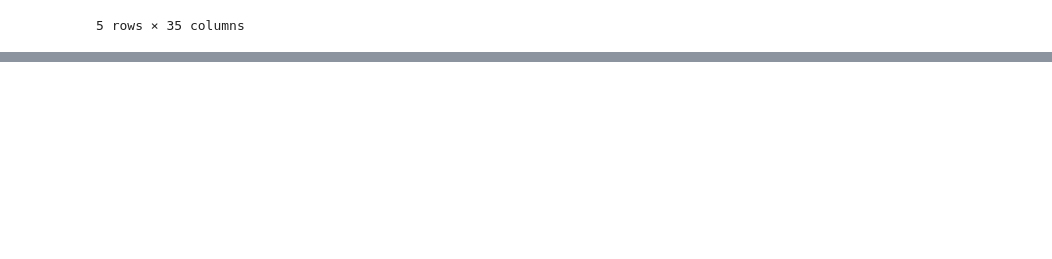
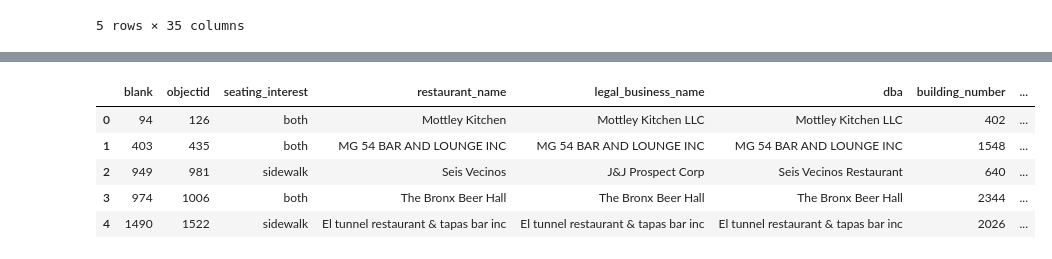
Before and after one commit to natyrrr/NYC-Restaurant-Analysis, a Jupyter notebook: covid_restaurant_data/nyc_open_data/phase_2_restaurant_opening_apps.ipynb, the cells around one changed output, grey strips where cells are left out. Saved outputs shown, nothing was run; the diff lists cells and outputs as text; code cells hidden in the pictures; blank space fills up the shorter version.

```diff
--- a/covid_restaurant_data/nyc_open_data/phase_2_restaurant_opening_apps.ipynb
+++ b/covid_restaurant_data/nyc_open_data/phase_2_restaurant_opening_apps.ipynb
@@ -23,0 +49,5 @@ applications_df.head()
+# %%
+# Import data grouped by zip code from SQL
+engine=create_engine("postgresql://postgres:postgres@localhost:5432/pandemic_eater_db")
+# %%
+query_low="SELECT*FROM low_income_open_restaurants"
@@ -23,0 +58,12 @@ applications_df.head()
+# %%
+low_income_open=pd.read_sql(query_low,engine)
+# %%
+# Low Income.
+low_income_open.head()
+# %% [output]
+|  | blank | objectid | seating_interest | restaurant_name | legal_business_name | dba | building_number | ... |
+| 0 | 94 | 126 | both | Mottley Kitchen | Mottley Kitchen LLC | Mottley Kitchen LLC | 402 | ... |
+| 1 | 403 | 435 | both | MG 54 BAR AND LOUNGE INC | MG 54 BAR AND LOUNGE INC | MG 54 BAR AND LOUNGE INC | 1548 | ... |
+| 2 | 949 | 981 | sidewalk | Seis Vecinos | J&J Prospect Corp | Seis Vecinos Restaurant | 640 | ... |
+| 3 | 974 | 1006 | both | The Bronx Beer Hall | The Bronx Beer Hall | The Bronx Beer Hall | 2344 | ... |
+| 4 | 1490 | 1522 | sidewalk | El tunnel restaurant & tapas bar inc | El tunnel restaurant & tapas bar inc | El tunnel restaurant & tapas bar inc | 2026 | ... |
```
Also changed, not shown: parts of 18 cells of this notebook, 6 other files.
